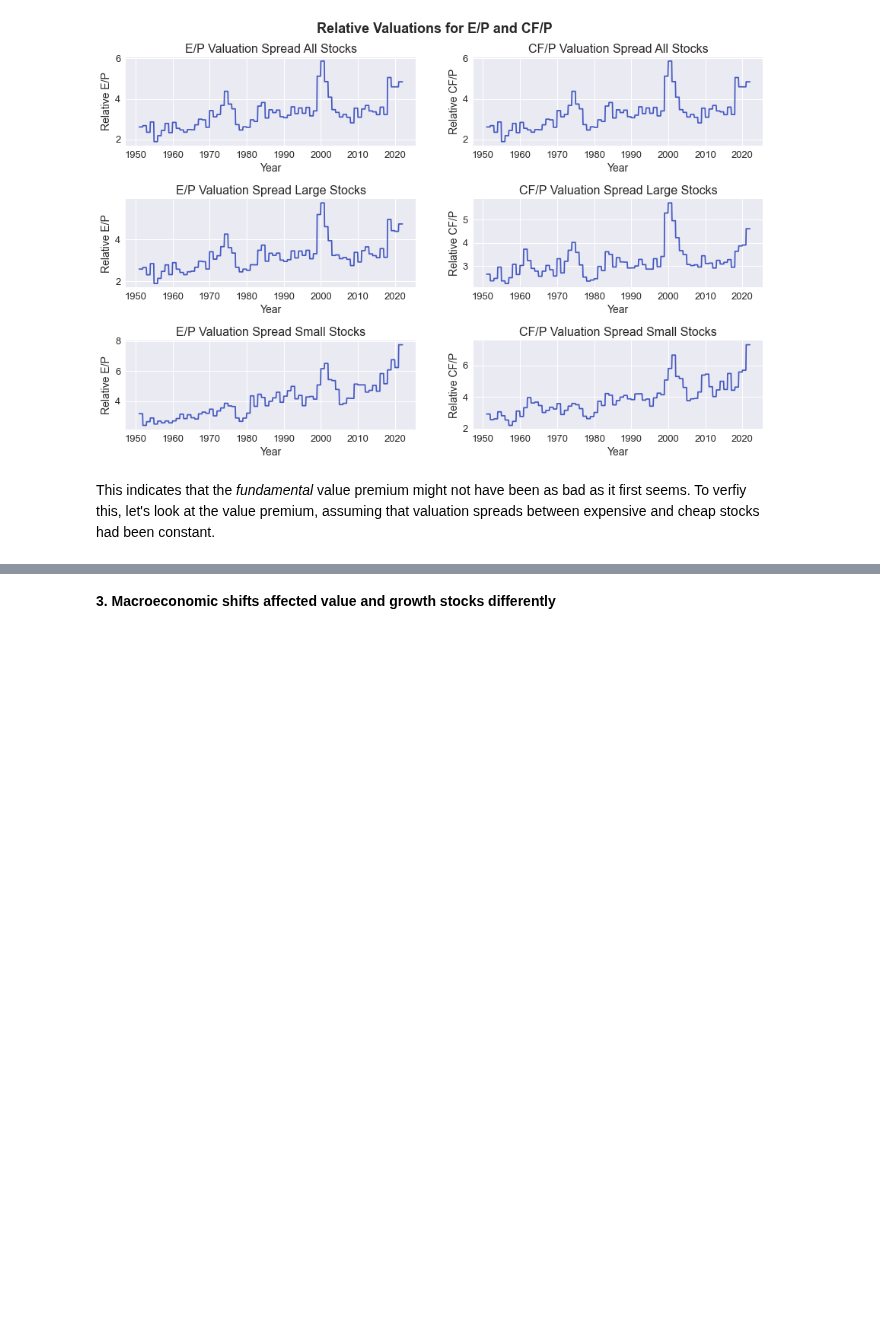
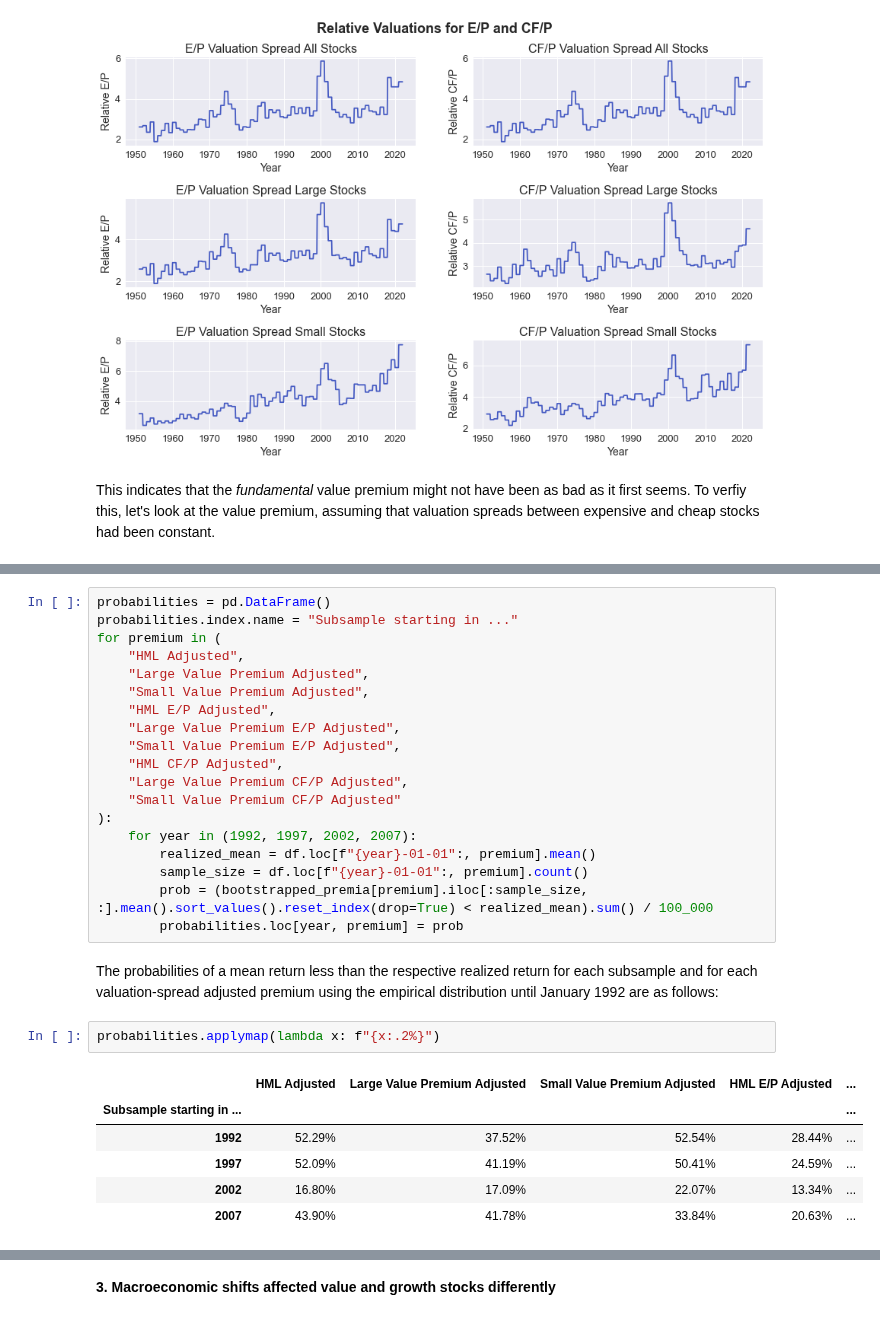
Before and after one commit to jonasniemeyer/investing-ideas, a Jupyter notebook: analyzing_the_value_premium.ipynb, the cells around one changed output, grey strips where cells are left out. Cells and saved outputs as stored; diff of their text form; blank space fills up the shorter version.

```diff
--- a/analyzing_the_value_premium.ipynb
+++ b/analyzing_the_value_premium.ipynb
@@ -647,0 +687,30 @@ for row, (dataset, title) in enumerate(
+# %%
+probabilities = pd.DataFrame()
+probabilities.index.name = "Subsample starting in ..."
+for premium in (
+    "HML Adjusted",
+    "Large Value Premium Adjusted",
+    "Small Value Premium Adjusted",
+    "HML E/P Adjusted",
+    "Large Value Premium E/P Adjusted",
+    "Small Value Premium E/P Adjusted",
+    "HML CF/P Adjusted",
+    "Large Value Premium CF/P Adjusted",
+    "Small Value Premium CF/P Adjusted"
+):
+    for year in (1992, 1997, 2002, 2007):
+        realized_mean = df.loc[f"{year}-01-01":, premium].mean()
+        sample_size = df.loc[f"{year}-01-01":, premium].count()
+        prob = (bootstrapped_premia[premium].iloc[:sample_size, :].mean().sort_values().reset_index(drop=True) < realized_mean).sum() / 100_000
+        probabilities.loc[year, premium] = prob
+# %% [markdown]
+The probabilities of a mean return less than the respective realized return for each subsample and for each valuation-spread adjusted premium using the empirical distribution until January 1992 are as follows:
+# %%
+probabilities.applymap(lambda x: f"{x:.2%}")
+# %% [output]
+|  | HML Adjusted | Large Value Premium Adjusted | Small Value Premium Adjusted | HML E/P Adjusted | ... |
+| Subsample starting in ... |  |  |  |  | ... |
+| 1992 | 52.29% | 37.52% | 52.54% | 28.44% | ... |
+| 1997 | 52.09% | 41.19% | 50.41% | 24.59% | ... |
+| 2002 | 16.80% | 17.09% | 22.07% | 13.34% | ... |
+| 2007 | 43.90% | 41.78% | 33.84% | 20.63% | ... |
```
Also changed, not shown: parts of 7 cells of this notebook.
